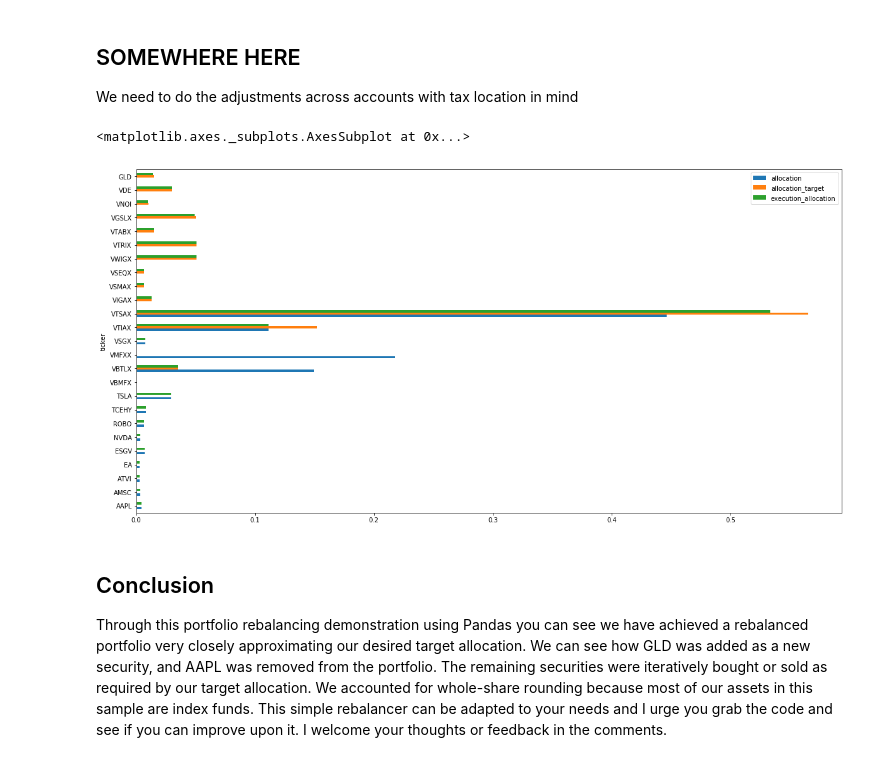
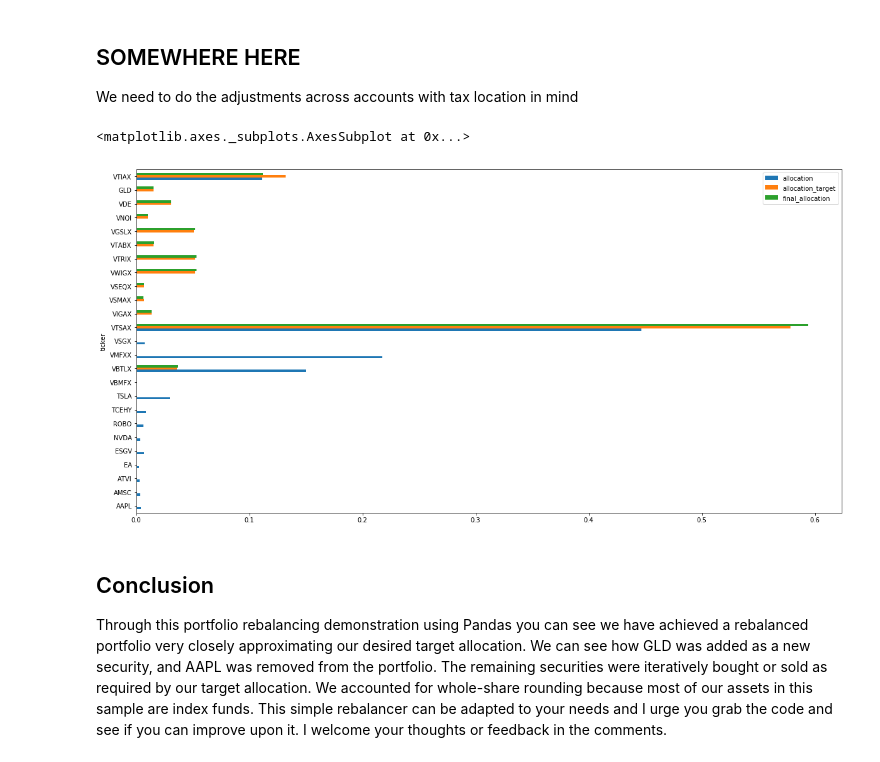
Before and after one commit to pogoetic/rebalance, a Jupyter notebook: portfolio_rebalance.ipynb, the cells around one changed output. Saved outputs shown, nothing was run; the diff lists cells and outputs as text; code cells hidden in the pictures.

```diff
--- a/portfolio_rebalance.ipynb
+++ b/portfolio_rebalance.ipynb
@@ -152,6 +152,10 @@ ohlc = ohlc.to_frame(name='close')
 
 #drop our date index since its only the latest data
 ohlc2=ohlc.reset_index(level=1, drop=True)
+
+#Manual fix for known bad_tickers which Tiingo can't find, adjust to suit your needs
+if 'VMFXX' in bad_tickers:
+    ohlc2.loc['VMFXX'] = 1.0
 # %%
 #concatenate target allocation and latest prices with our portfolio
 start_port_c = pd.merge(agg_port, targetalloc, on ='ticker', how ='outer')
@@ -162,9 +166,6 @@ final_port.fillna(value = {'allocation_target':0.0,'shares':0.0,'basisdate':pd.t
 final_port.drop(['assetclass_y'],axis=1,inplace=True)
 final_port.rename(columns={'assetclass_x':'assetclass'},inplace=True)
 
-#manual override for VMFXX which Tiingo can't find. Its a Vanguard money market account so price = $1
-final_port.loc[final_port.ticker=='VMFXX',['close']] = 1.0
-
 #calculate holding values and current allocation
 final_port['value'] = final_port.close * final_port.shares #calculate value as price x shares
 final_port.loc[final_port.value.isna() & final_port.shares.isna(),['value']]=0.0 #for securities not currently held but in our target (and close price failed to return), establish zero value
@@ -301,11 +334,11 @@ start_port.groupby(['accounttype','acocuntid','ticker'])[]
 We need to do the adjustments across accounts with tax location in mind
 # %%
 #Lets add a bar chart here to show the new allocation vs. the target allocation and vs. the original portfolio
-graph_port = display_port[['ticker','allocation','allocation_target','execution_allocation']].copy()
+graph_port = exec_port[['ticker','allocation','allocation_target','final_allocation']].copy()
 graph_port.plot.barh(x='ticker',figsize=(20,10))
 # %% [output]
 <matplotlib.axes._subplots.AxesSubplot at 0x...>
-[figure, old version]
+[figure, new version]
 # %% [markdown]
 ## Conclusion
 Through this portfolio rebalancing demonstration using Pandas you can see we have achieved a rebalanced portfolio very closely approximating our desired target allocation. We can see how GLD was added as a new security, and AAPL was removed from the portfolio. The remaining securities were iteratively bought or sold as required by our target allocation. We accounted for whole-share rounding because most of our assets in this sample are index funds. This simple rebalancer can be adapted to your needs and I urge you grab the code and see if you can improve upon it. I welcome your thoughts or feedback in the comments.
```
Also changed, not shown: parts of 7 cells of this notebook.
